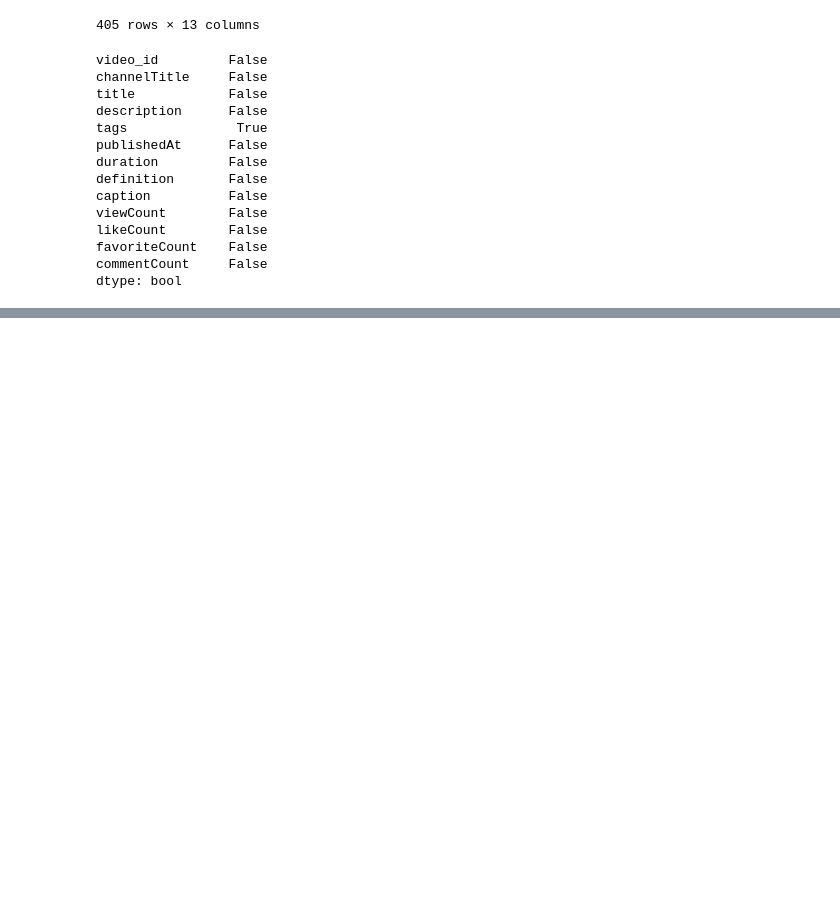
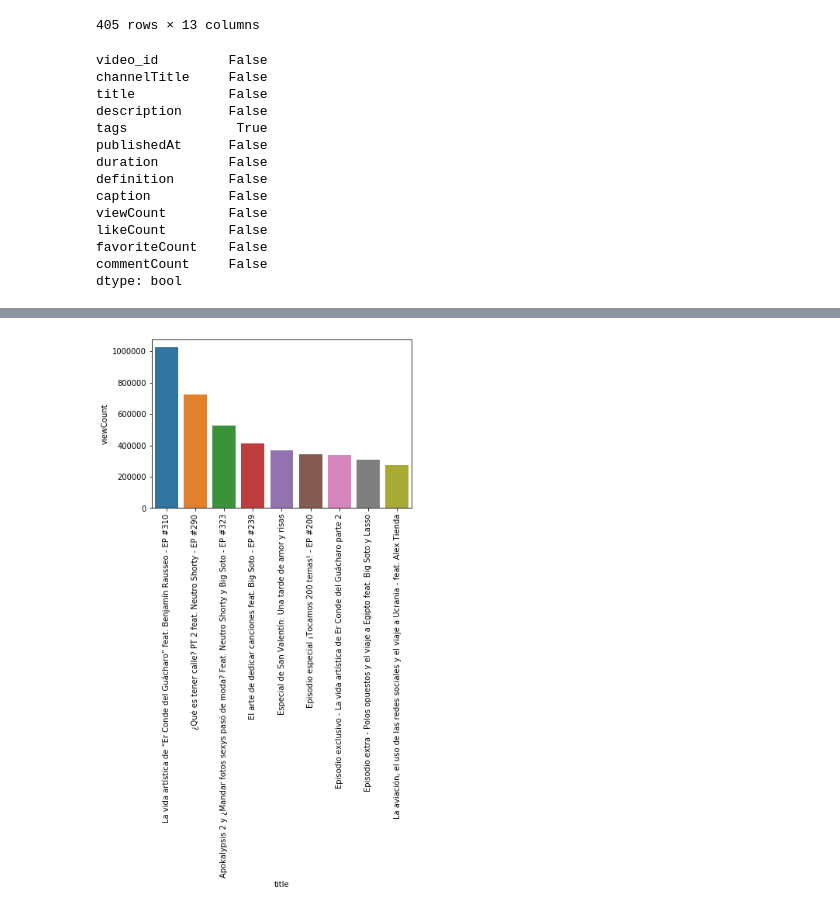
Before and after one commit to jarmasp/Youtube-portfolio-project, a Jupyter notebook: Youtube python project.ipynb, the cells around one changed output, grey strips where cells are left out. Saved outputs shown, nothing was run; the diff lists cells and outputs as text; code cells hidden in the pictures; blank space fills up the shorter version.

```diff
--- a/Youtube python project.ipynb
+++ b/Youtube python project.ipynb
@@ -281,0 +300,7 @@ EDN_videos_df=videos_df.astype({'viewCount':int, 'likeCount':int, 'favoriteCount
+# %%
+#EDN best performing videos
+
+ax = sns.barplot(x='title', y='viewCount', data=EDN_videos_df.sort_values('viewCount', ascending=False) [0:9])
+plot = ax.set_xticklabels(ax.get_xticklabels(), rotation=90)
+# %% [output]
+[figure, added]
```
Also changed, not shown: parts of 14 cells of this notebook.
